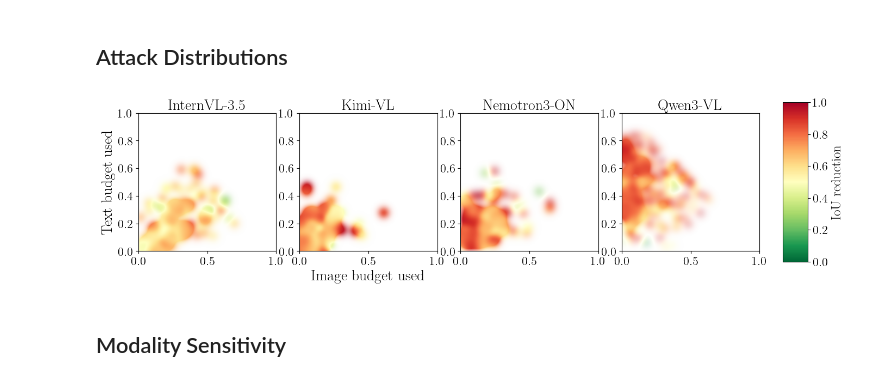
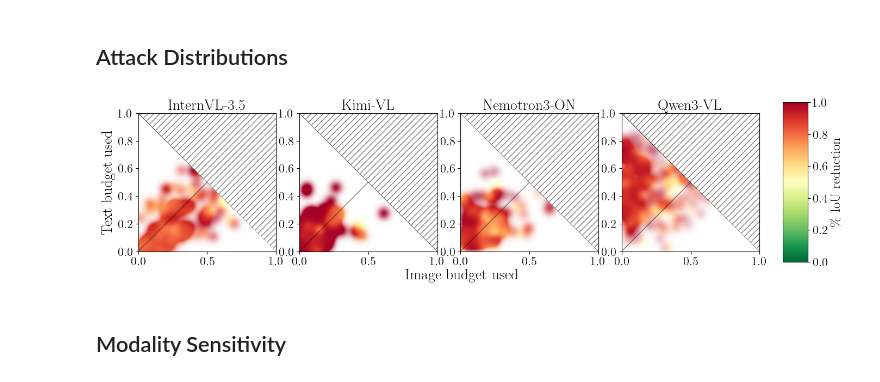
Before and after one commit to oliverweissl/SMOO, a Jupyter notebook: experiments/RQ4_Correlation.ipynb, the cells around one changed output. Drawn from its saved outputs; the diff is of its cells as text; code cells hidden in the pictures.

```diff
--- a/experiments/RQ4_Correlation.ipynb
+++ b/experiments/RQ4_Correlation.ipynb
@@ -59,6 +59,7 @@ Models: ['InternVL-3.5', 'Kimi-VL', 'Nemotron3-ON', 'Qwen3-VL']
 # %% [markdown]
 ## Attack Distributions
 # %%
+from matplotlib.patches import Polygon
 sub_mm = df[(df["genome_mode"] == "multi") & df["model"].isin(MODELS)]
 sub_mm = sub_mm.dropna(subset=["img_budget_used", "txt_budget_used"])
 
@@ -93,38 +94,62 @@ for k, (ax, model) in enumerate(zip(data_axes, MODELS)):
         weighted_sum += w * v
         weight_total += w
 
     color = np.where(weight_total > 0, weighted_sum / weight_total, 0.0)
     pos_w = weight_total[weight_total > 0]
     if pos_w.size == 0:
         alpha = np.zeros_like(weight_total)
     else:
         alpha_scale = np.percentile(pos_w, 90)
         if alpha_scale <= 0:
             alpha = np.zeros_like(weight_total)
         else:
             alpha = np.clip(weight_total / alpha_scale, 0, 1)
 
     norm = plt.Normalize(vmin=0, vmax=1)
     rgba = plt.cm.RdYlGn_r(norm(color))
     rgba[..., 3] = alpha
 
     ax.imshow(rgba, origin="lower", extent=[0, 1, 0, 1], aspect="equal")
+
+    invalid_region = Polygon(
+        [(0, 1), (1, 1), (1, 0)],
+        closed=True,
+        facecolor="white",
+        edgecolor="none",
+        zorder=3,
+        )
+    ax.add_patch(invalid_region)
+
+    # Add diagonal stripes over the masked region
+    hatched_region = Polygon(
+        [(0, 1), (1, 1), (1, 0)],
+        closed=True,
+        facecolor="none",
+        edgecolor="gray",
+        hatch="///",
+        linewidth=0,
+        zorder=4,
+    )
+    ax.add_patch(hatched_region)
+    ax.plot([0, 0.5], [0, 0.5],color="black", alpha=0.5, linewidth=1, zorder=10)
+    ax.plot([0, 1], [1, 0],color="black", linewidth=1)
     ax.set_aspect("equal")
-    if k == 1:
-        ax.set_xlabel("Image budget used", fontsize=20)
+    for spine in ax.spines.values():
+        spine.set_visible(True)
+        spine.set_zorder(10)
     if k == 0:
         ax.set_ylabel("Text budget used", fontsize=20)
     ax.set_title(mlabel(model), fontsize=20, pad=4)
-
+fig.supxlabel("Image budget used", fontsize=20)
 sm = plt.cm.ScalarMappable(cmap="RdYlGn_r", norm=norm)
 sm.set_array([])
 plt.colorbar(sm, cax=ax_cb)
-ax_cb.set_ylabel("IoU reduction")
+ax_cb.set_ylabel("\% IoU reduction")
 
 plt.savefig("figures/rq4_budget_heatmap.pdf", dpi=150, bbox_inches="tight")
 plt.show()
 # %% [output]
-[figure, old version]
+[figure, new version]
 # %% [markdown]
  ## Modality Sensitivity
 # %%
```
Also changed, not shown: parts of 1 cell of this notebook, 10 other files.
